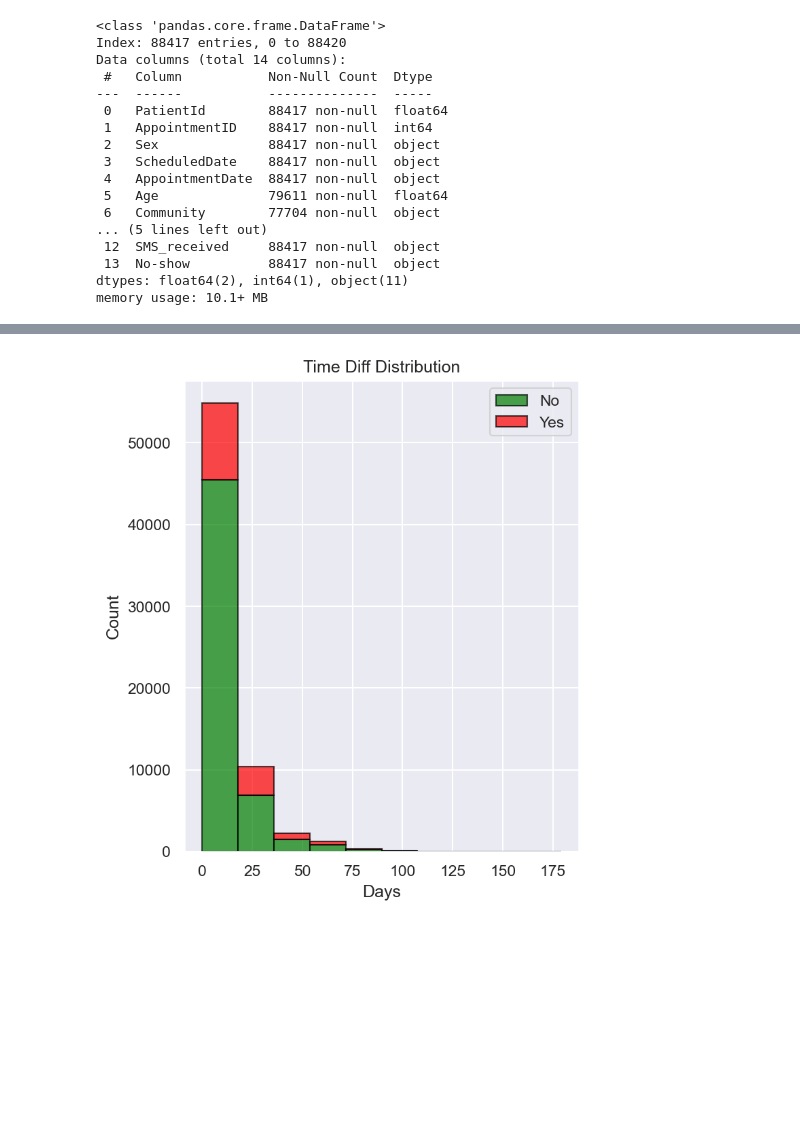
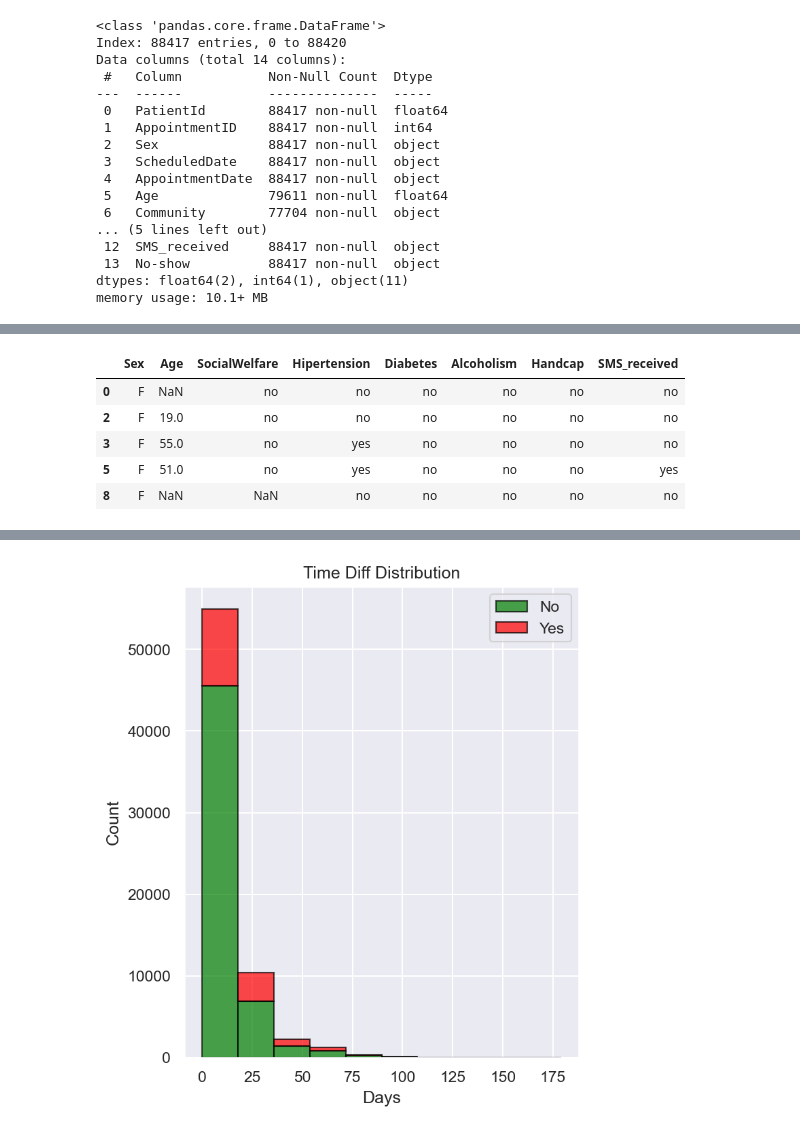
Before and after one commit to MRaza98/BIPM, a Jupyter notebook: Data Science/Project/group_copy_paste.ipynb, the cells around one changed output, grey strips where cells are left out. Saved outputs shown, nothing was run; the diff lists cells and outputs as text; code cells hidden in the pictures; blank space fills up the shorter version.

Commit message:
until column t vs pipeline not fixed

```diff
--- a/Data Science/Project/group_copy_paste.ipynb
+++ b/Data Science/Project/group_copy_paste.ipynb
@@ -399,0 +416,17 @@ for column in missing_columns:
+# %%
+from sklearn.model_selection import train_test_split
+
+unique_patient_ids = df_t['PatientId'].unique()
+
+# Splitting into test and train set.
+patients_train, patients_test = train_test_split(unique_patient_ids, test_size=0.3, random_state=42)
+
+# Removing some columns because do not need them anymore: both date columns as we have the difference now.
+
+columns_to_drop = ["PatientId", "No-show", "AppointmentID", "ScheduledDate", "AppointmentDate", "Community"]
+
+X_train = df_t[df_t['PatientId'].isin(patients_train)].drop(columns_to_drop, axis=1)
+y_train = df_t[df_t['PatientId'].isin(patients_train)]["No-show"]
+
+X_test = df_t[df_t['PatientId'].isin(patients_test)].drop(columns_to_drop, axis=1)
+y_test = df_t[df_t['PatientId'].isin(patients_test)]["No-show"]
@@ -430,0 +477,9 @@ df_t.dropna(inplace=True)
+# %%
+X_train.head()
+# %% [output]
+|  | Sex | Age | SocialWelfare | Hipertension | Diabetes | Alcoholism | Handcap | SMS_received |
+| 0 | F | NaN | no | no | no | no | no | no |
+| 2 | F | 19.0 | no | no | no | no | no | no |
+| 3 | F | 55.0 | no | yes | no | no | no | no |
+| 5 | F | 51.0 | no | yes | no | no | no | yes |
+| 8 | F | NaN | NaN | no | no | no | no | no |
```
Also changed, not shown: parts of 32 cells of this notebook.
